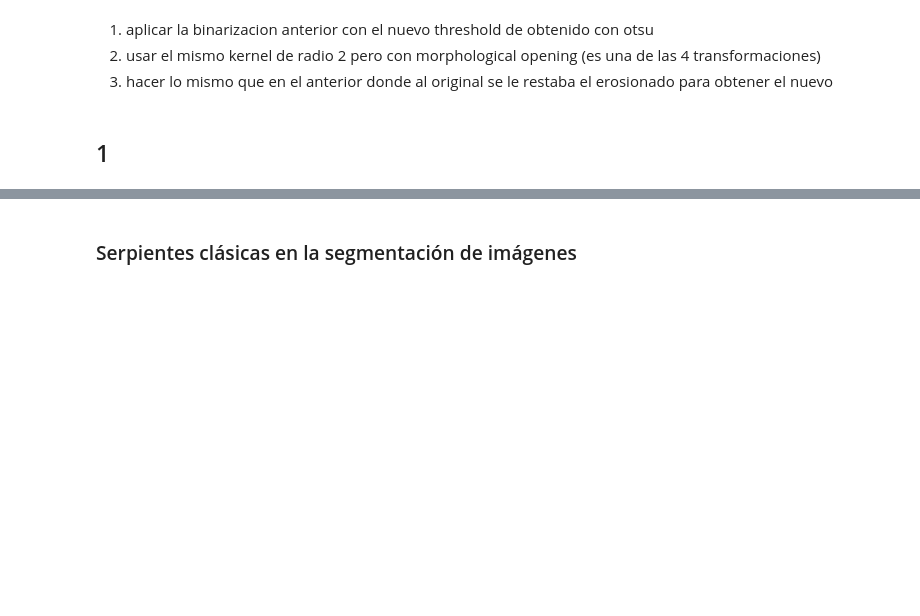
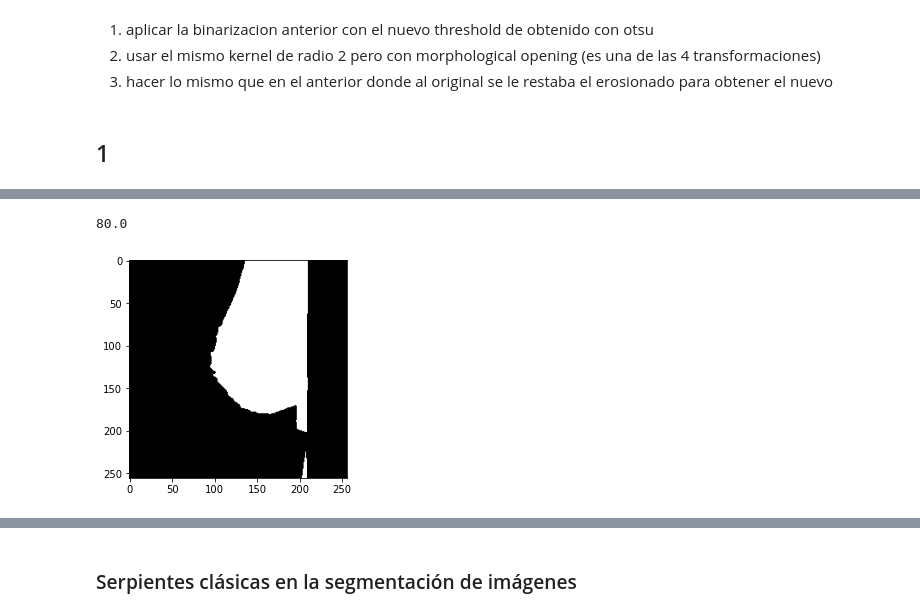
Before and after one commit to data-and-code/trabajo_con_imagenes, a Jupyter notebook: data-raw/clean_imgs.ipynb, the cells around one changed output, grey strips where cells are left out. Drawn from its saved outputs; the diff is of its cells as text; code cells hidden in the pictures; blank space fills up the shorter version.

```diff
--- a/data-raw/clean_imgs.ipynb
+++ b/data-raw/clean_imgs.ipynb
@@ -550,0 +511,4 @@ plt.show()
+# %%
+def T_O(img):
+    val, _ = cv.threshold(img, 0, 255, cv.THRESH_BINARY + cv.THRESH_OTSU,)
+    return val
@@ -550,0 +519,7 @@ plt.show()
+# %%
+# Binarizar la imagen
+def binarization_otsu(img):
+    return np.where(img >= T_O(img), 1, 0).astype(np.uint8)
+
+# Binarización de las imágenes
+imgs_bin_gauss = list(map(lambda imgs_gauss: binarization_otsu(imgs_gauss), imgs_gauss))
@@ -550,0 +534,8 @@ plt.show()
+# %%
+# Otsu's Threshold + imagen
+print(T_O(imgs_gauss[10]))
+plt.imshow(imgs_bin_gauss[10], cmap='gray')
+plt.show()
+# %% [output]
+80.0
+[figure, added]
```
Also changed, not shown: parts of 7 cells of this notebook.
